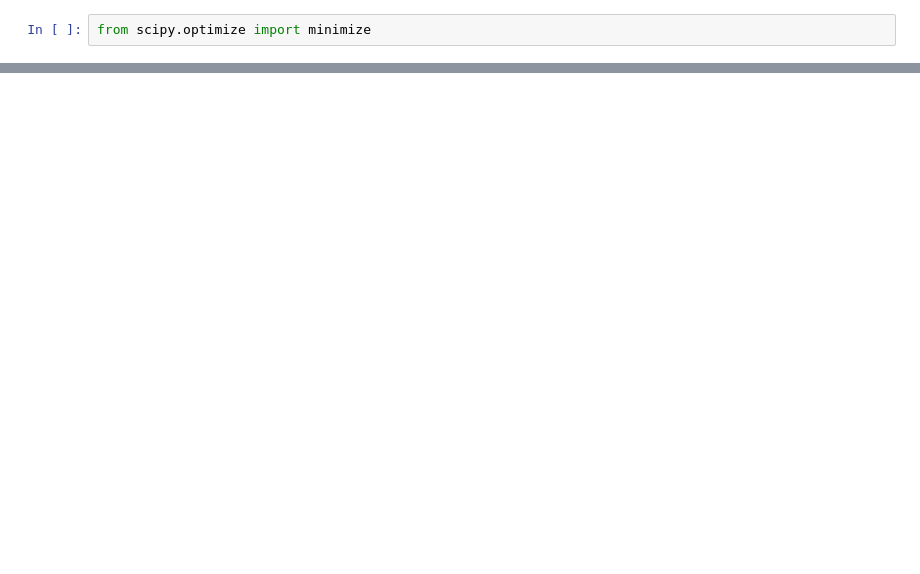
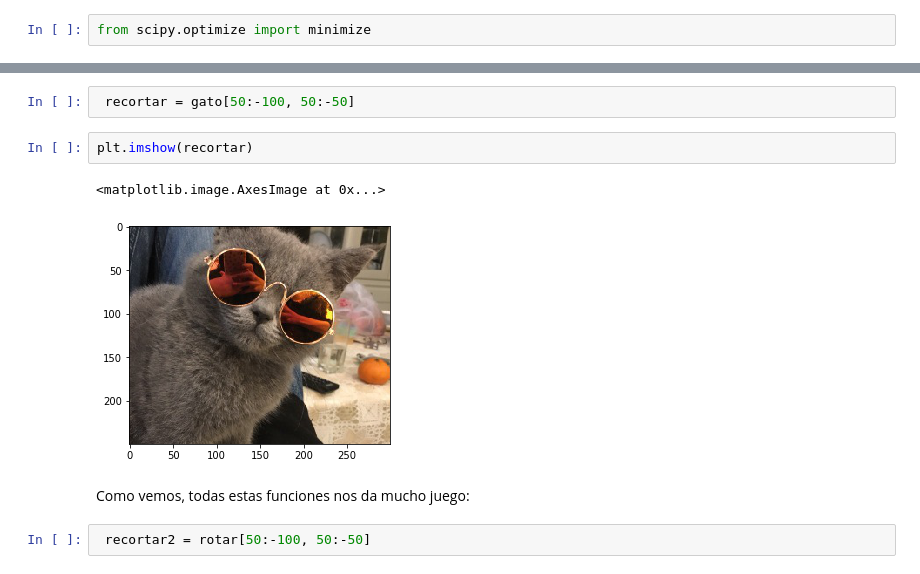
Before and after one commit to Yalin-criptomoneda/Excursion, a Jupyter notebook: Numpy.ipynb, the cells around one changed output, grey strips where cells are left out. Drawn from its saved outputs; the diff is of its cells as text; blank space fills up the shorter version.

```diff
--- a/Numpy.ipynb
+++ b/Numpy.ipynb
@@ -548,0 +678,11 @@ def objetivo(x):
+# %%
+ recortar = gato[50:-100, 50:-50]
+# %%
+plt.imshow(recortar)
+# %% [output]
+<matplotlib.image.AxesImage at 0x...>
+[figure, added]
+# %% [markdown]
+Como vemos, todas estas funciones nos da mucho juego:
+# %%
+ recortar2 = rotar[50:-100, 50:-50]
```
Also changed, not shown: parts of 42 cells of this notebook.
